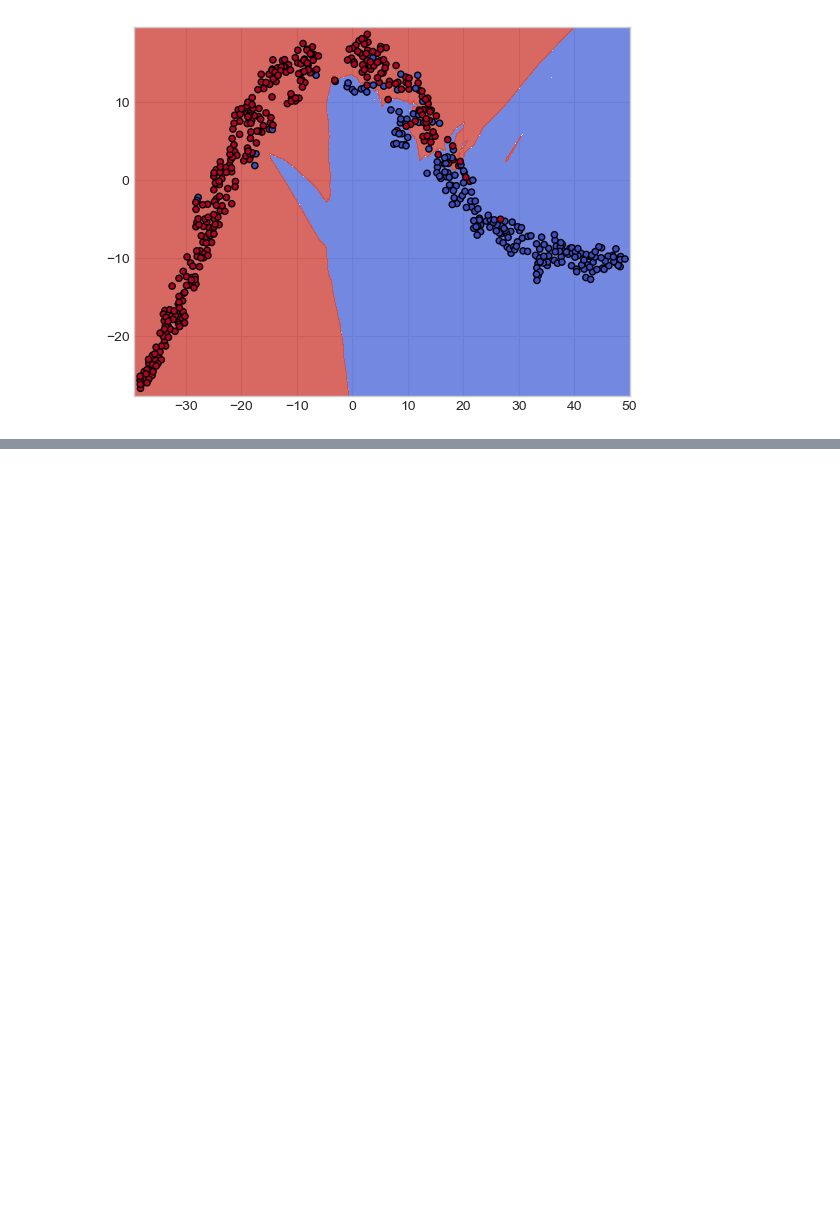
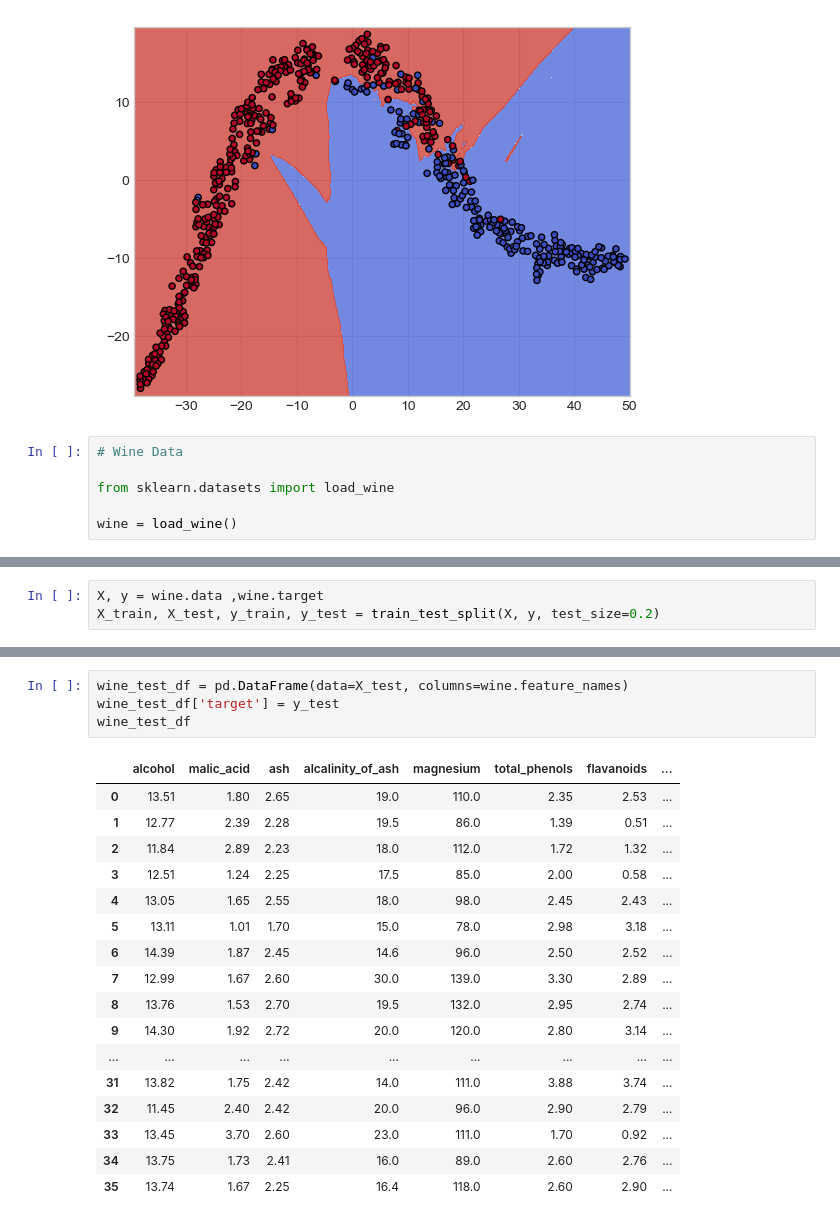
Before and after one commit to pjjongho/Practice-Python, a Jupyter notebook: machine_learning/4. KNN.ipynb, the cells around one changed output, grey strips where cells are left out. Drawn from its saved outputs; the diff is of its cells as text; blank space fills up the shorter version.

```diff
--- a/machine_learning/4. KNN.ipynb
+++ b/machine_learning/4. KNN.ipynb
@@ -311,3 +311,9 @@ plt.scatter(X_comp[:, 0], X_comp[:, 1], c=y, cmap=plt.cm.coolwarm, s=20, edgecol
 # %% [output]
 <matplotlib.collections.PathCollection at 0x...>
 [figure]
+# %%
+# Wine Data
+
+from sklearn.datasets import load_wine
+
+wine = load_wine()
@@ -313,0 +338,3 @@ plt.scatter(X_comp[:, 0], X_comp[:, 1], c=y, cmap=plt.cm.coolwarm, s=20, edgecol
+# %%
+X, y = wine.data ,wine.target
+X_train, X_test, y_train, y_test = train_test_split(X, y, test_size=0.2)
@@ -313,0 +359,22 @@ plt.scatter(X_comp[:, 0], X_comp[:, 1], c=y, cmap=plt.cm.coolwarm, s=20, edgecol
+# %%
+wine_test_df = pd.DataFrame(data=X_test, columns=wine.feature_names)
+wine_test_df['target'] = y_test
+wine_test_df
+# %% [output]
+|  | alcohol | malic_acid | ash | alcalinity_of_ash | magnesium | total_phenols | flavanoids | ... |
+| 0 | 13.51 | 1.80 | 2.65 | 19.0 | 110.0 | 2.35 | 2.53 | ... |
+| 1 | 12.77 | 2.39 | 2.28 | 19.5 | 86.0 | 1.39 | 0.51 | ... |
+| 2 | 11.84 | 2.89 | 2.23 | 18.0 | 112.0 | 1.72 | 1.32 | ... |
+| 3 | 12.51 | 1.24 | 2.25 | 17.5 | 85.0 | 2.00 | 0.58 | ... |
+| 4 | 13.05 | 1.65 | 2.55 | 18.0 | 98.0 | 2.45 | 2.43 | ... |
+| 5 | 13.11 | 1.01 | 1.70 | 15.0 | 78.0 | 2.98 | 3.18 | ... |
+| 6 | 14.39 | 1.87 | 2.45 | 14.6 | 96.0 | 2.50 | 2.52 | ... |
+| 7 | 12.99 | 1.67 | 2.60 | 30.0 | 139.0 | 3.30 | 2.89 | ... |
+| 8 | 13.76 | 1.53 | 2.70 | 19.5 | 132.0 | 2.95 | 2.74 | ... |
+| 9 | 14.30 | 1.92 | 2.72 | 20.0 | 120.0 | 2.80 | 3.14 | ... |
+| ... | ... | ... | ... | ... | ... | ... | ... | ... |
+| 31 | 13.82 | 1.75 | 2.42 | 14.0 | 111.0 | 3.88 | 3.74 | ... |
+| 32 | 11.45 | 2.40 | 2.42 | 20.0 | 96.0 | 2.90 | 2.79 | ... |
+| 33 | 13.45 | 3.70 | 2.60 | 23.0 | 111.0 | 1.70 | 0.92 | ... |
+| 34 | 13.75 | 1.73 | 2.41 | 16.0 | 89.0 | 2.60 | 2.76 | ... |
+| 35 | 13.74 | 1.67 | 2.25 | 16.4 | 118.0 | 2.60 | 2.90 | ... |
```
Also changed, not shown: parts of 23 cells of this notebook.
